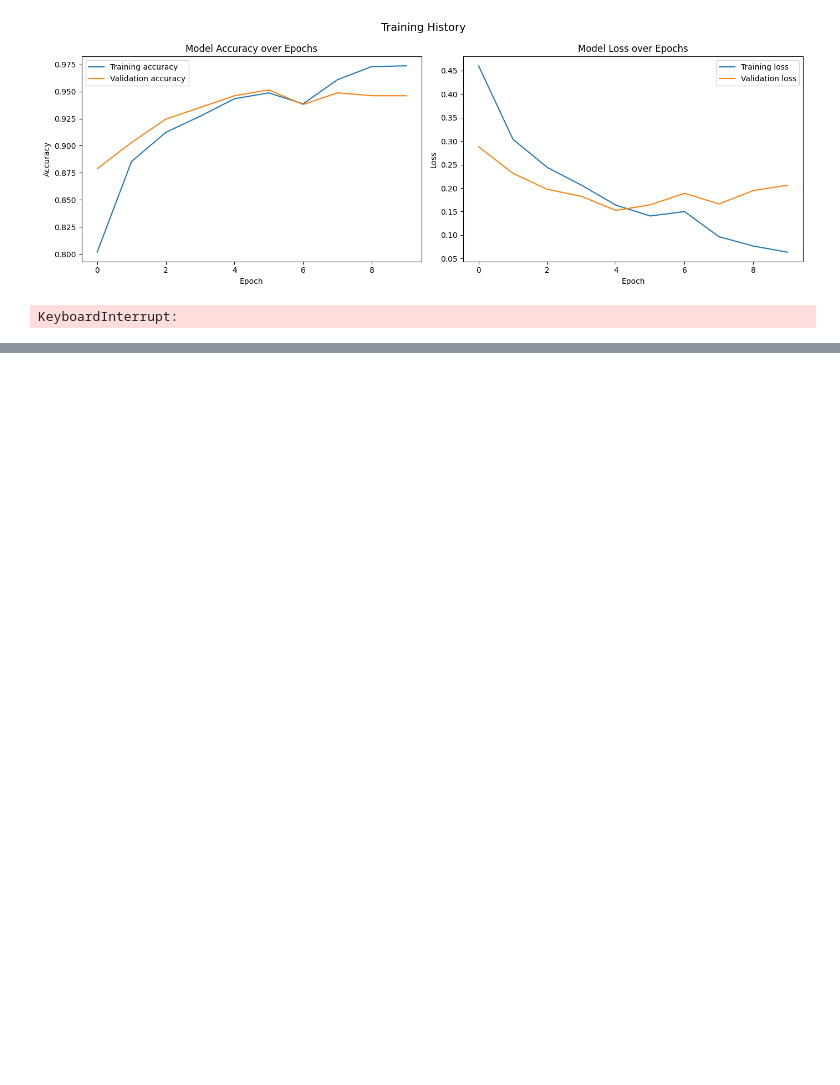
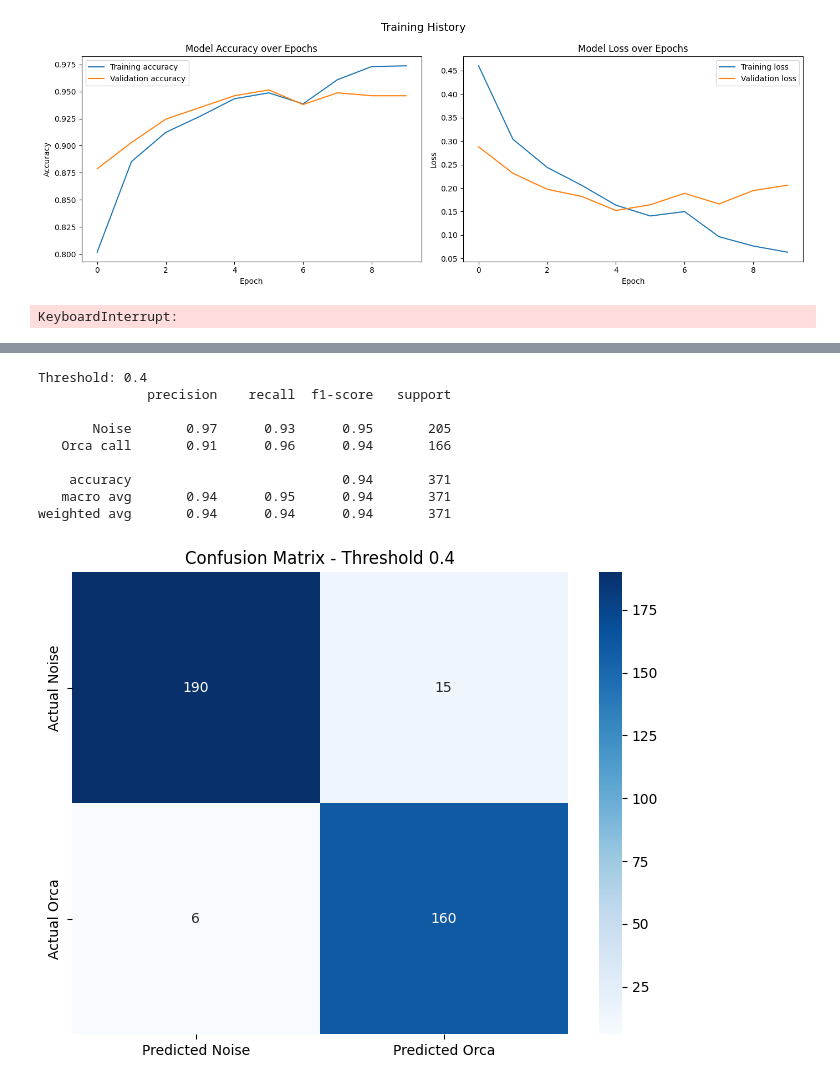
Before and after one commit to anyakdard/ocean-acoustics, a Jupyter notebook: 03_model.ipynb, the cells around one changed output, grey strips where cells are left out. Cells and saved outputs as stored; diff of their text form; code cells hidden in the pictures; blank space fills up the shorter version.

```diff
--- a/03_model.ipynb
+++ b/03_model.ipynb
@@ -467,0 +540,33 @@ files.download('/content/orca_model.keras')
+# %%
+# trying lower decision threshold to get more false positives but less false negatives
+
+# Try a lower decision threshold of 0.4
+# Remember y_pred_prob contains our raw probabilities from earlier
+y_pred_04 = (y_pred_prob > 0.4).astype(int).flatten()
+# Same as before but now anything above 0.4 gets called an orca
+# instead of 0.5 - so the model is slightly more trigger happy
+
+# Print the new classification report
+print("Threshold: 0.4")
+print(classification_report(y_val, y_pred_04,
+                            target_names=['Noise', 'Orca call']))
+
+# Plot new confusion matrix
+plt.figure(figsize=(8, 6))
+cm_04 = confusion_matrix(y_val, y_pred_04)
+sns.heatmap(cm_04, annot=True, fmt='d', cmap='Blues',
+            xticklabels=['Predicted Noise', 'Predicted Orca'],
+            yticklabels=['Actual Noise', 'Actual Orca'])
+plt.title('Confusion Matrix - Threshold 0.4')
+plt.show()
+# %% [output]
+Threshold: 0.4
+              precision    recall  f1-score   support
+
+       Noise       0.97      0.93      0.95       205
+   Orca call       0.91      0.96      0.94       166
+
+    accuracy                           0.94       371
+   macro avg       0.94      0.95      0.94       371
+weighted avg       0.94      0.94      0.94       371
+[figure, added]
```
Also changed, not shown: parts of 13 cells of this notebook.
